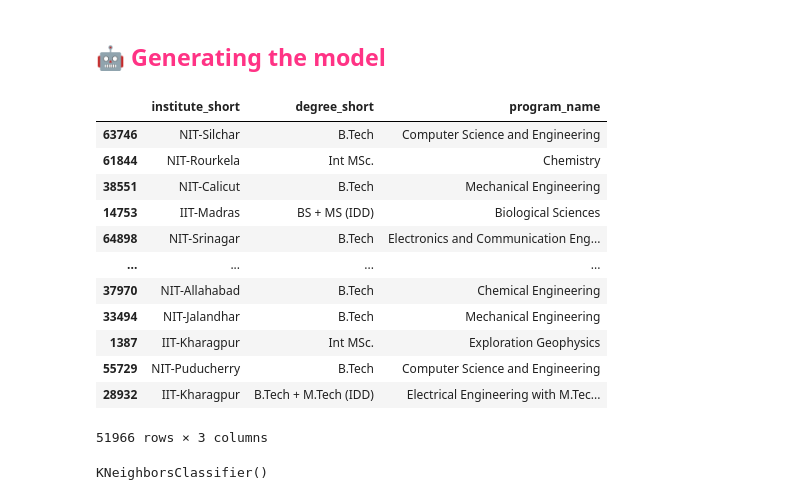
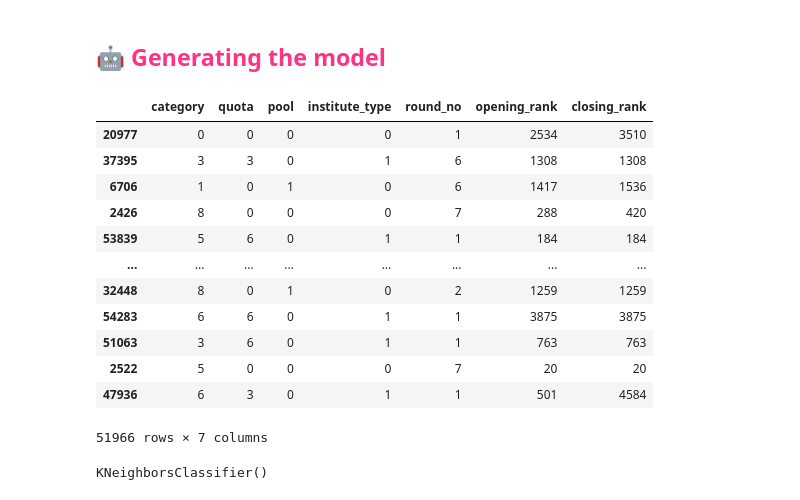
Before and after one commit to Mayank4543/CollegePerformance, a Jupyter notebook: college-predictor-system.ipynb, the cells around one changed output. Drawn from its saved outputs; the diff is of its cells as text; code cells hidden in the pictures.

```diff
--- a/college-predictor-system.ipynb
+++ b/college-predictor-system.ipynb
@@ -834,22 +838,22 @@ array([[51966, 7],
 
 from sklearn.neighbors import KNeighborsClassifier
 model1 = KNeighborsClassifier()
-# %%
-y1_train
-# %% [output]
-|  | institute_short | degree_short | program_name |
-| 63746 | NIT-Silchar | B.Tech | Computer Science and Engineering |
-| 61844 | NIT-Rourkela | Int MSc. | Chemistry |
-| 38551 | NIT-Calicut | B.Tech | Mechanical Engineering |
-| 14753 | IIT-Madras | BS + MS (IDD) | Biological Sciences |
-| 64898 | NIT-Srinagar | B.Tech | Electronics and Communication Eng... |
-| ... | ... | ... | ... |
-| 37970 | NIT-Allahabad | B.Tech | Chemical Engineering |
-| 33494 | NIT-Jalandhar | B.Tech | Mechanical Engineering |
-| 1387 | IIT-Kharagpur | Int MSc. | Exploration Geophysics |
-| 55729 | NIT-Puducherry | B.Tech | Computer Science and Engineering |
-| 28932 | IIT-Kharagpur | B.Tech + M.Tech (IDD) | Electrical Engineering with M.Tec... |
-51966 rows × 3 columns
+# %%
+X1_train
+# %% [output]
+|  | category | quota | pool | institute_type | round_no | opening_rank | closing_rank |
+| 20977 | 0 | 0 | 0 | 0 | 1 | 2534 | 3510 |
+| 37395 | 3 | 3 | 0 | 1 | 6 | 1308 | 1308 |
+| 6706 | 1 | 0 | 1 | 0 | 6 | 1417 | 1536 |
+| 2426 | 8 | 0 | 0 | 0 | 7 | 288 | 420 |
+| 53839 | 5 | 6 | 0 | 1 | 1 | 184 | 184 |
+| ... | ... | ... | ... | ... | ... | ... | ... |
+| 32448 | 8 | 0 | 1 | 0 | 2 | 1259 | 1259 |
+| 54283 | 6 | 6 | 0 | 1 | 1 | 3875 | 3875 |
+| 51063 | 3 | 6 | 0 | 1 | 1 | 763 | 763 |
+| 2522 | 5 | 0 | 0 | 0 | 7 | 20 | 20 |
+| 47936 | 6 | 3 | 0 | 1 | 1 | 501 | 4584 |
+51966 rows × 7 columns
 # %%
 model1.fit(X1_train, y1_train)
 # %% [output]
```
Also changed, not shown: parts of 20 cells of this notebook, 12 other files.
